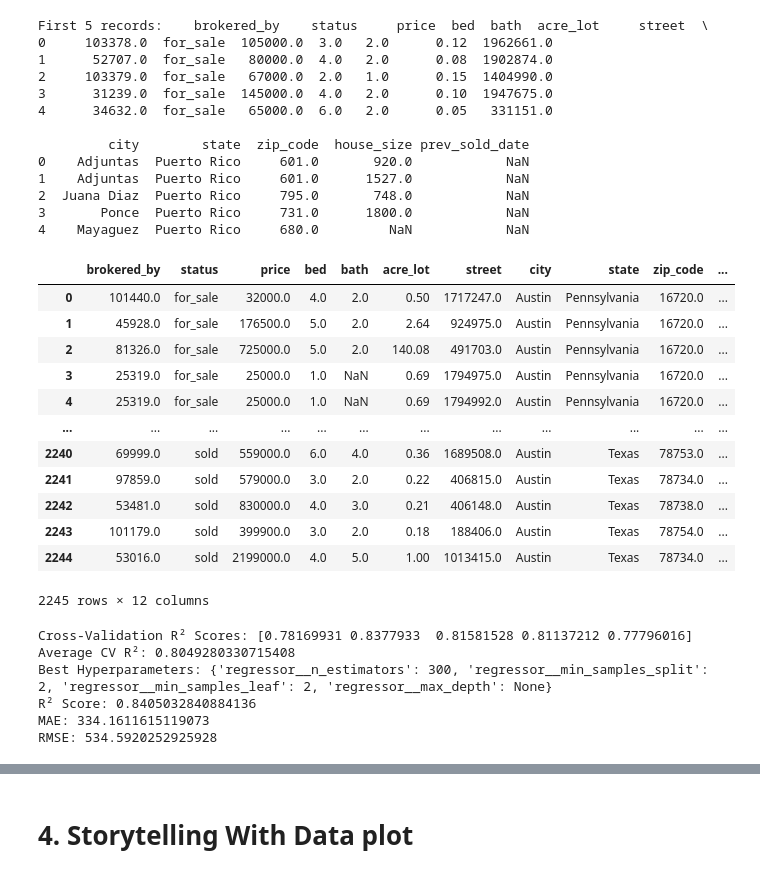
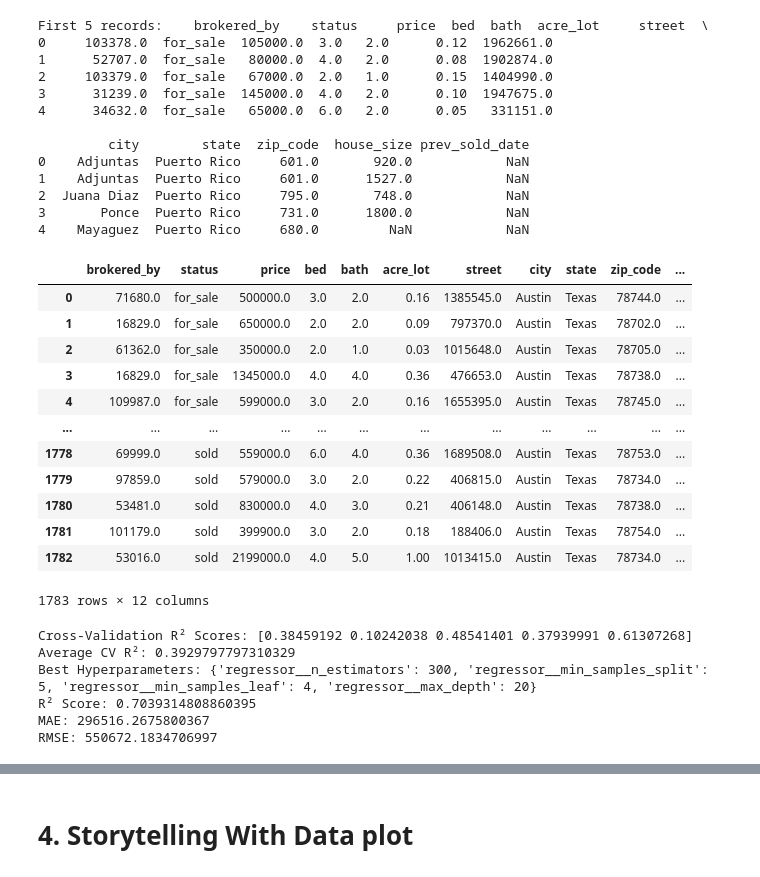
Before and after one commit to Kevinwu1998/699, a Jupyter notebook: Week11.ipynb, the cells around one changed output, grey strips where cells are left out. Drawn from its saved outputs; the diff is of its cells as text; code cells hidden in the pictures.

```diff
--- a/Week11.ipynb
+++ b/Week11.ipynb
@@ -104,22 +104,22 @@ First 5 records:    brokered_by    status     price  bed  bath  acre_lot     str
 3       Ponce  Puerto Rico     731.0      1800.0            NaN
 4    Mayaguez  Puerto Rico     680.0         NaN            NaN
 # %%
-austin_df = df[(df['city'].str.lower() == 'austin')  &(df['city'].str.lower() == 'austin')].reset_index(drop=True)
+austin_df = df[(df['city'].str.lower() == 'austin')  &(df['state'].str.lower() == 'texas')].reset_index(drop=True)
 austin_df
 # %% [output]
 |  | brokered_by | status | price | bed | bath | acre_lot | street | city | state | zip_code | ... |
-| 0 | 101440.0 | for_sale | 32000.0 | 4.0 | 2.0 | 0.50 | 1717247.0 | Austin | Pennsylvania | 16720.0 | ... |
-| 1 | 45928.0 | for_sale | 176500.0 | 5.0 | 2.0 | 2.64 | 924975.0 | Austin | Pennsylvania | 16720.0 | ... |
-| 2 | 81326.0 | for_sale | 725000.0 | 5.0 | 2.0 | 140.08 | 491703.0 | Austin | Pennsylvania | 16720.0 | ... |
-| 3 | 25319.0 | for_sale | 25000.0 | 1.0 | NaN | 0.69 | 1794975.0 | Austin | Pennsylvania | 16720.0 | ... |
-| 4 | 25319.0 | for_sale | 25000.0 | 1.0 | NaN | 0.69 | 1794992.0 | Austin | Pennsylvania | 16720.0 | ... |
+| 0 | 71680.0 | for_sale | 500000.0 | 3.0 | 2.0 | 0.16 | 1385545.0 | Austin | Texas | 78744.0 | ... |
+| 1 | 16829.0 | for_sale | 650000.0 | 2.0 | 2.0 | 0.09 | 797370.0 | Austin | Texas | 78702.0 | ... |
+| 2 | 61362.0 | for_sale | 350000.0 | 2.0 | 1.0 | 0.03 | 1015648.0 | Austin | Texas | 78705.0 | ... |
+| 3 | 16829.0 | for_sale | 1345000.0 | 4.0 | 4.0 | 0.36 | 476653.0 | Austin | Texas | 78738.0 | ... |
+| 4 | 109987.0 | for_sale | 599000.0 | 3.0 | 2.0 | 0.16 | 1655395.0 | Austin | Texas | 78745.0 | ... |
 | ... | ... | ... | ... | ... | ... | ... | ... | ... | ... | ... | ... |
-| 2240 | 69999.0 | sold | 559000.0 | 6.0 | 4.0 | 0.36 | 1689508.0 | Austin | Texas | 78753.0 | ... |
-| 2241 | 97859.0 | sold | 579000.0 | 3.0 | 2.0 | 0.22 | 406815.0 | Austin | Texas | 78734.0 | ... |
-| 2242 | 53481.0 | sold | 830000.0 | 4.0 | 3.0 | 0.21 | 406148.0 | Austin | Texas | 78738.0 | ... |
-| 2243 | 101179.0 | sold | 399900.0 | 3.0 | 2.0 | 0.18 | 188406.0 | Austin | Texas | 78754.0 | ... |
-| 2244 | 53016.0 | sold | 2199000.0 | 4.0 | 5.0 | 1.00 | 1013415.0 | Austin | Texas | 78734.0 | ... |
+| 1778 | 69999.0 | sold | 559000.0 | 6.0 | 4.0 | 0.36 | 1689508.0 | Austin | Texas | 78753.0 | ... |
+| 1779 | 97859.0 | sold | 579000.0 | 3.0 | 2.0 | 0.22 | 406815.0 | Austin | Texas | 78734.0 | ... |
+| 1780 | 53481.0 | sold | 830000.0 | 4.0 | 3.0 | 0.21 | 406148.0 | Austin | Texas | 78738.0 | ... |
+| 1781 | 101179.0 | sold | 399900.0 | 3.0 | 2.0 | 0.18 | 188406.0 | Austin | Texas | 78754.0 | ... |
+| 1782 | 53016.0 | sold | 2199000.0 | 4.0 | 5.0 | 1.00 | 1013415.0 | Austin | Texas | 78734.0 | ... |
-2245 rows × 12 columns
+1783 rows × 12 columns
 # %%
 import pandas as pd
 import numpy as np
@@ -132,11 +132,11 @@ from sklearn.pipeline import Pipeline
 from sklearn.impute import SimpleImputer
 
 # Drop rows with missing target
-df = austin_df.dropna(subset=["house_size"])
+df = austin_df.dropna(subset=["price"])
 
 # Define features and target
-X = df.drop(columns=["house_size", "prev_sold_date", "zip_code", "street"])  # Drop irrelevant/unavailable columns
-y = df["house_size"]
+X = df.drop(columns=["price", "prev_sold_date", "zip_code", "street"])  # Drop irrelevant/unavailable columns
+y = df["price"]
 
 # Identify column types
 numerical_cols = X.select_dtypes(include=["float64", "int64"]).columns.tolist()
@@ -189,12 +189,12 @@ print("R² Score:", r2_score(y_test, y_pred))
 print("MAE:", mean_absolute_error(y_test, y_pred))
 print("RMSE:", np.sqrt(mean_squared_error(y_test, y_pred)))
 # %% [output]
-Cross-Validation R² Scores: [0.78169931 0.8377933  0.81581528 0.81137212 0.77796016]
-Average CV R²: 0.8049280330715408
-Best Hyperparameters: {'regressor__n_estimators': 300, 'regressor__min_samples_split': 2, 'regressor__min_samples_leaf': 2, 'regressor__max_depth': None}
-R² Score: 0.8405032840884136
-MAE: 334.1611615119073
-RMSE: 534.5920252925928
+Cross-Validation R² Scores: [0.38459192 0.10242038 0.48541401 0.37939991 0.61307268]
+Average CV R²: 0.3929797797310329
+Best Hyperparameters: {'regressor__n_estimators': 300, 'regressor__min_samples_split': 5, 'regressor__min_samples_leaf': 4, 'regressor__max_depth': 20}
+R² Score: 0.7039314808860395
+MAE: 296516.2675800367
+RMSE: 550672.1834706997
 # %%
 import matplotlib.pyplot as plt
 import seaborn as sns
```
Also changed, not shown: parts of 5 cells of this notebook.
